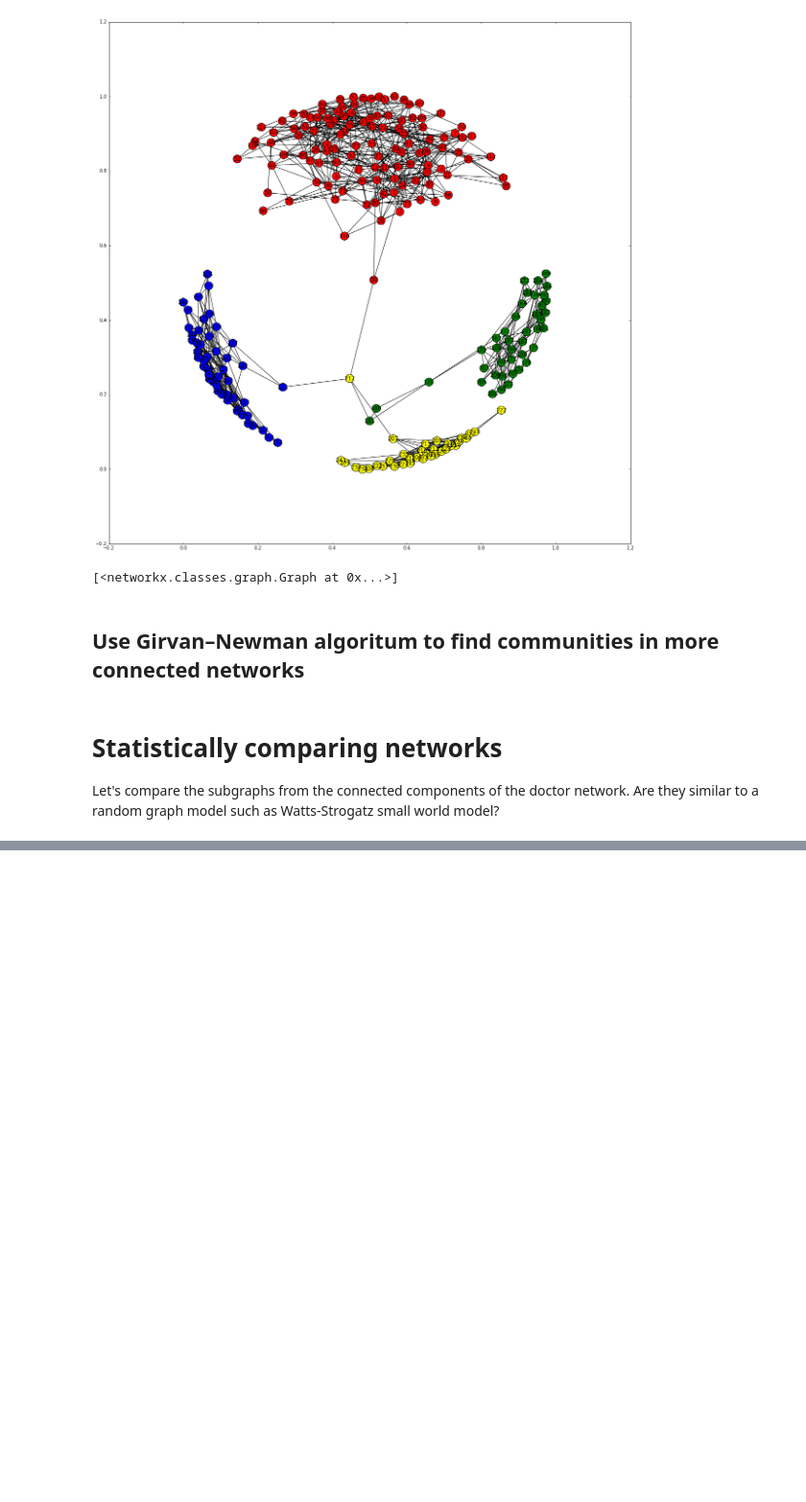
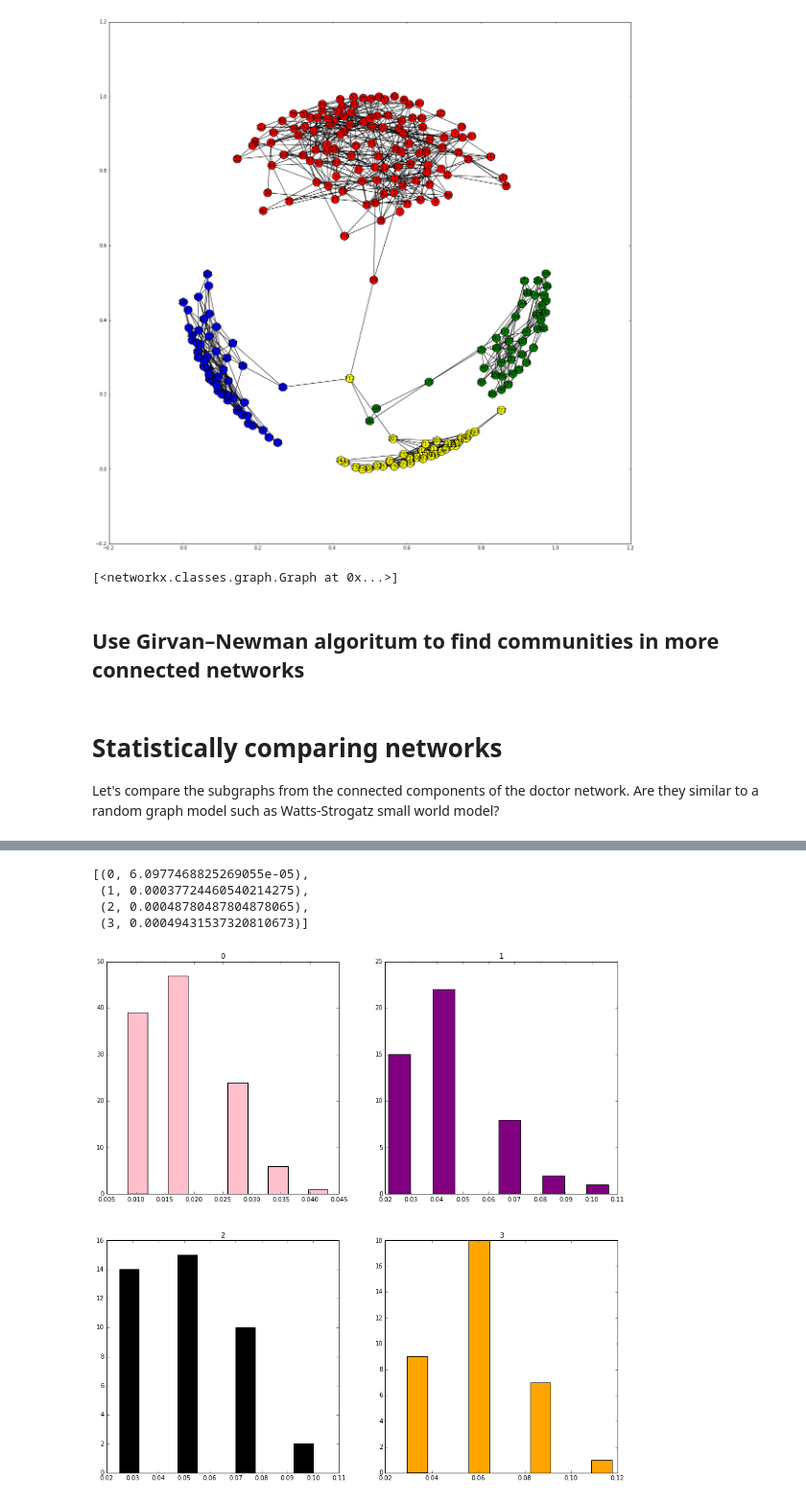
Before and after one commit to womenindatascienceatx/wids_network_analysis, a Jupyter notebook: network_analysis.ipynb, the cells around one changed output, grey strips where cells are left out. Shown at 96% size. Saved outputs shown, nothing was run; the diff lists cells and outputs as text; code cells hidden in the pictures; blank space fills up the shorter version.

```diff
--- a/network_analysis.ipynb
+++ b/network_analysis.ipynb
@@ -312,0 +324,25 @@ for i, g in enumerate(subgraphs):
+# %%
+'''
+Generate random graphs using Watts-Strogatz distribution
+'''
+node_cmap = {0: 'pink', 1:'purple', 2: 'black', 3:'orange'}
+pos_map = {0: (0,0), 1: (0,1), 2: (1,0), 3: (1,1)}
+fig, axes = plt.subplots(nrows=2, ncols=2, figsize=(15,15))
+var_lst_rand = []
+for i, g in enumerate(subgraphs):
+    nodes = g.nodes()
+    n = len(nodes)
+    rand_g = nx.watts_strogatz_graph(n, 2, 0.5)
+    sub_cent_rand = nx.degree_centrality(rand_g).values()
+    tup_rand = (i,np.var(sub_cent_rand))
+    var_lst_rand.append(tup_rand)
+
+    axes[pos_map[i]].hist(sub_cent_rand, color = node_cmap[i])
+    axes[pos_map[i]].set_title(i)
+var_lst_rand
+# %% [output]
+[(0, 6.0977468825269055e-05),
+ (1, 0.00037724460540214275),
+ (2, 0.00048780487804878065),
+ (3, 0.00049431537320810673)]
+[figure, added]
```
Also changed, not shown: parts of 1 cell of this notebook.
